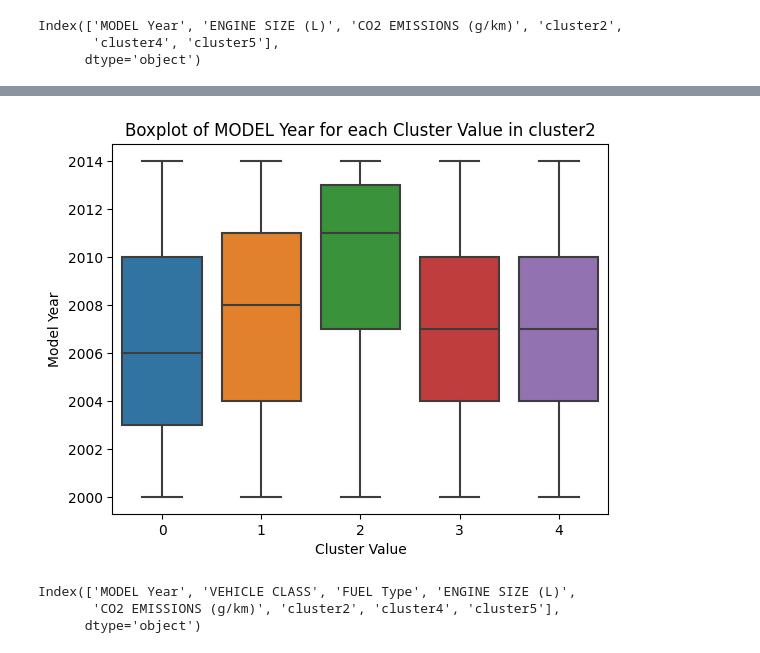
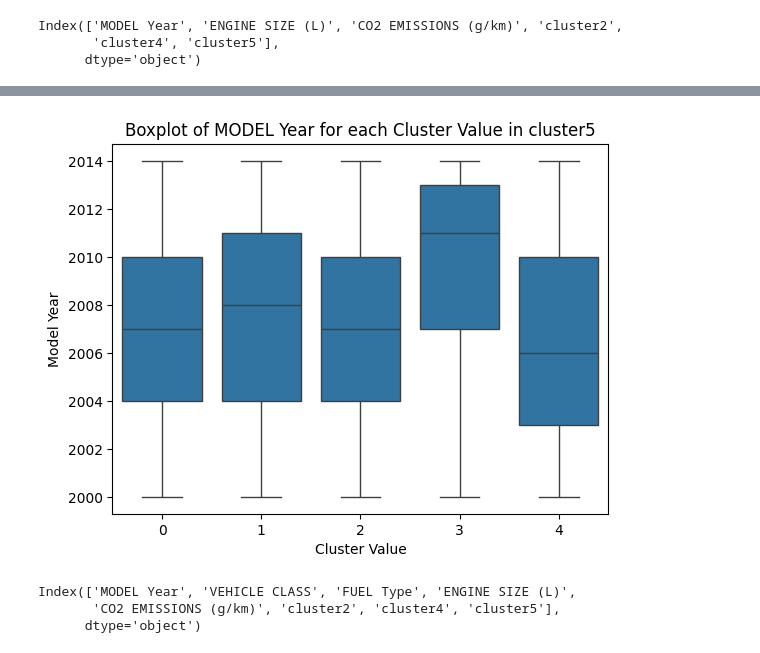
Before and after one commit to lilfakeS/MBAN6500, a Jupyter notebook: Co2.ipynb, the cells around one changed output, grey strips where cells are left out. Saved outputs shown, nothing was run; the diff lists cells and outputs as text; code cells hidden in the pictures.

```diff
--- a/Co2.ipynb
+++ b/Co2.ipynb
@@ -23,3 +21,5 @@ df = pd.read_excel(r"C:\Users\oscar\Downloads\Co2-Emission-Data.xlsx")
+# %%
+df = pd.read_csv(r"https://raw.githubusercontent.com/lilfakeS/MBAN6500/main/Copy%20of%20Co2-Emission-Data%20(1).csv")
 # %%
 df
 # %% [output]
@@ -607,14 +627,14 @@ plt.show()
 # %%
 sns.boxplot(x='cluster5', y='MODEL Year', data=df_n)
 
-plt.title('Boxplot of MODEL Year for each Cluster Value in cluster2')
+plt.title('Boxplot of MODEL Year for each Cluster Value in cluster5')
 plt.xlabel('Cluster Value')
 plt.ylabel('Model Year')
 
 # Finally, display the plot.
 plt.show()
 # %% [output]
-[figure, old version]
+[figure, new version]
 # %%
 df_filtered1.columns
 # %% [output]
```
Also changed, not shown: parts of 22 cells of this notebook.
